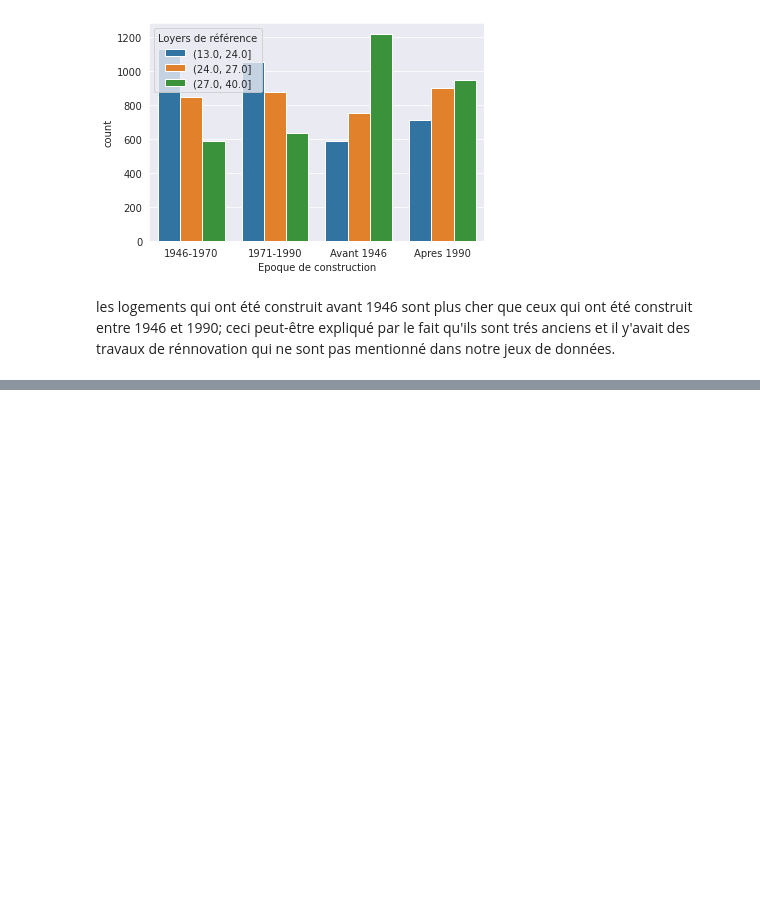
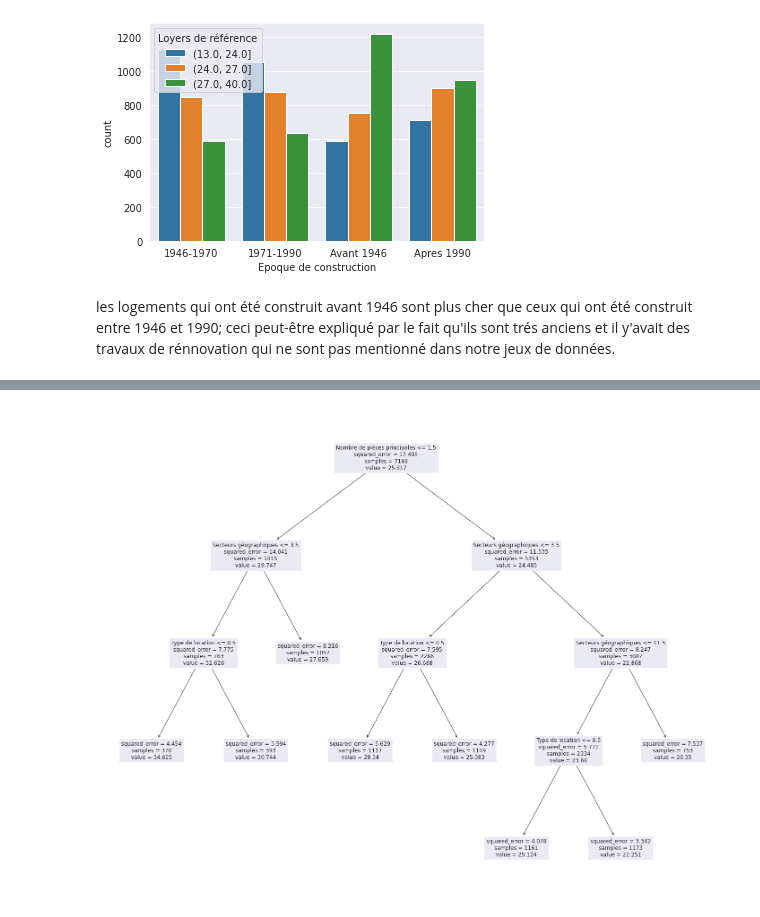
Before and after one commit to dhiakhouja/logement_analyse, a Jupyter notebook: logement-encadrement-des-loyers.ipynb, the cells around one changed output, grey strips where cells are left out. Saved outputs shown, nothing was run; the diff lists cells and outputs as text; code cells hidden in the pictures; blank space fills up the shorter version.

```diff
--- a/logement-encadrement-des-loyers.ipynb
+++ b/logement-encadrement-des-loyers.ipynb
@@ -343,0 +482,6 @@ les logements qui ont été construit avant 1946 sont plus cher que ceux qui ont
+# %%
+from sklearn import tree
+fig = plt.figure(figsize=(25,20))
+_ = tree.plot_tree(tuned_hyper_model,feature_names=var_explica)
+# %% [output]
+[figure, added]
```
Also changed, not shown: parts of 23 cells of this notebook.
